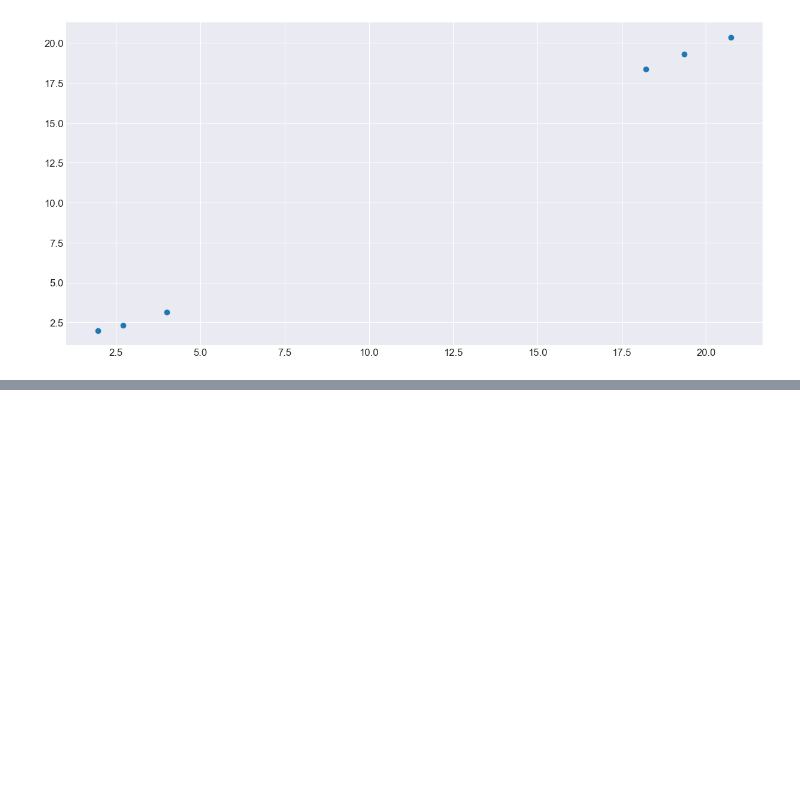
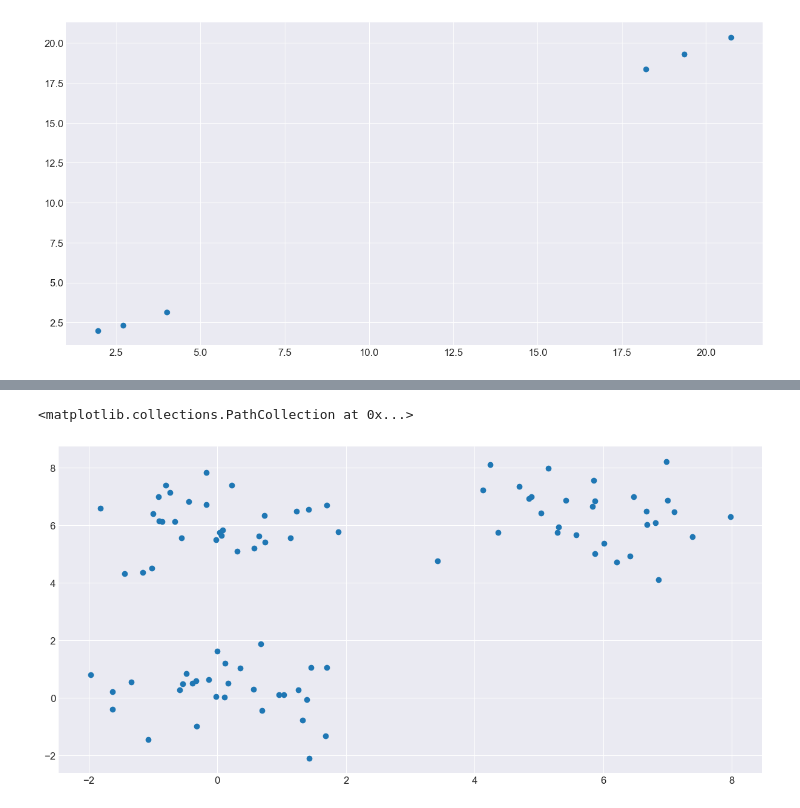
Before and after one commit to ojassannak/Machine_Learn, a Jupyter notebook: unsupervised.ipynb, the cells around one changed output, grey strips where cells are left out. Saved outputs shown, nothing was run; the diff lists cells and outputs as text; code cells hidden in the pictures; blank space fills up the shorter version.

```diff
--- a/unsupervised.ipynb
+++ b/unsupervised.ipynb
@@ -73,0 +207,16 @@ AttributeError: module 'scipy.cluster.hierarchy' has no attribute 'linkages'
+# %%
+D = 2
+s= 6
+mu1 = [0,0]
+mu2=[s,s]
+mu3=[0,s]
+
+N= 90
+X= np.zeros((N,D))
+X[:30,:] =np.random.randn(30, D) + mu1
+X[30:60,:] =np.random.randn(30, D) + mu2
+X[60:,:] =np.random.randn(30, D) + mu3
+plt.scatter(X[:,0], X[:, 1])
+# %% [output]
+<matplotlib.collections.PathCollection at 0x...>
+[figure, added]
```
Also changed, not shown: parts of 20 cells of this notebook, 2 other files.
